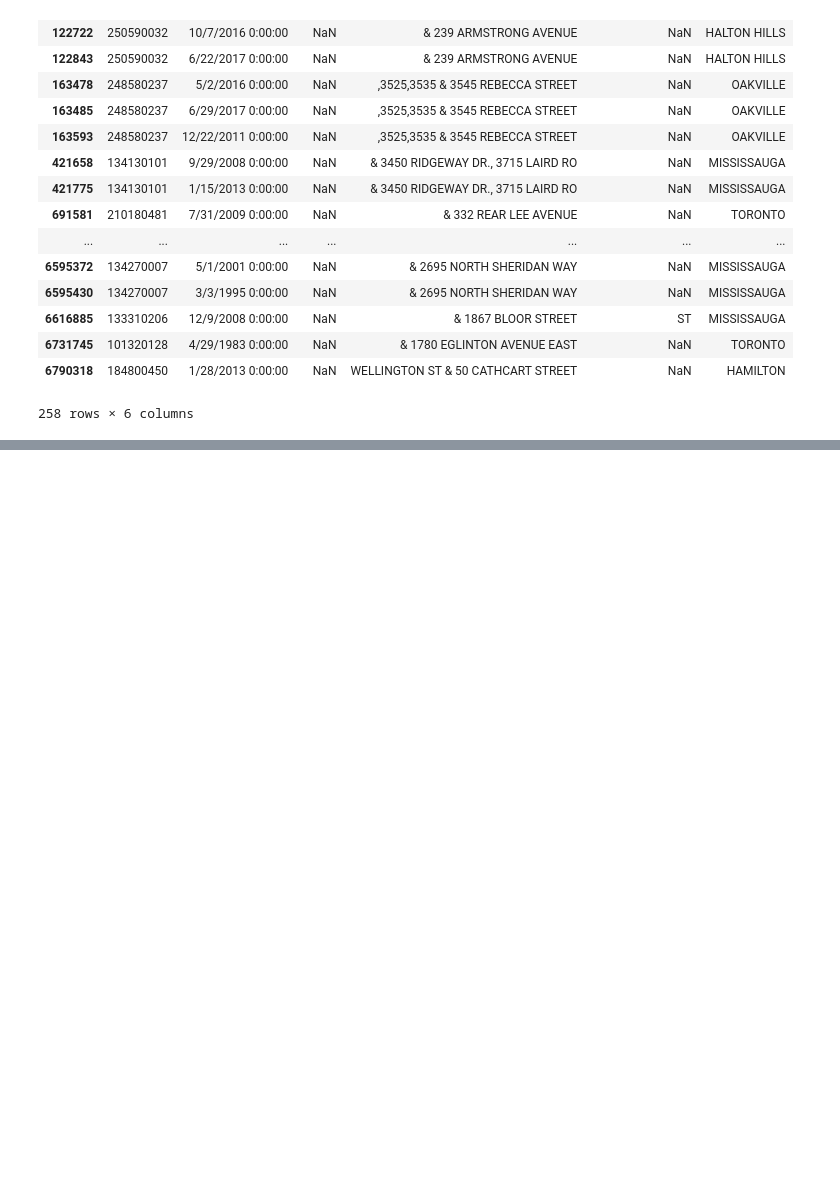
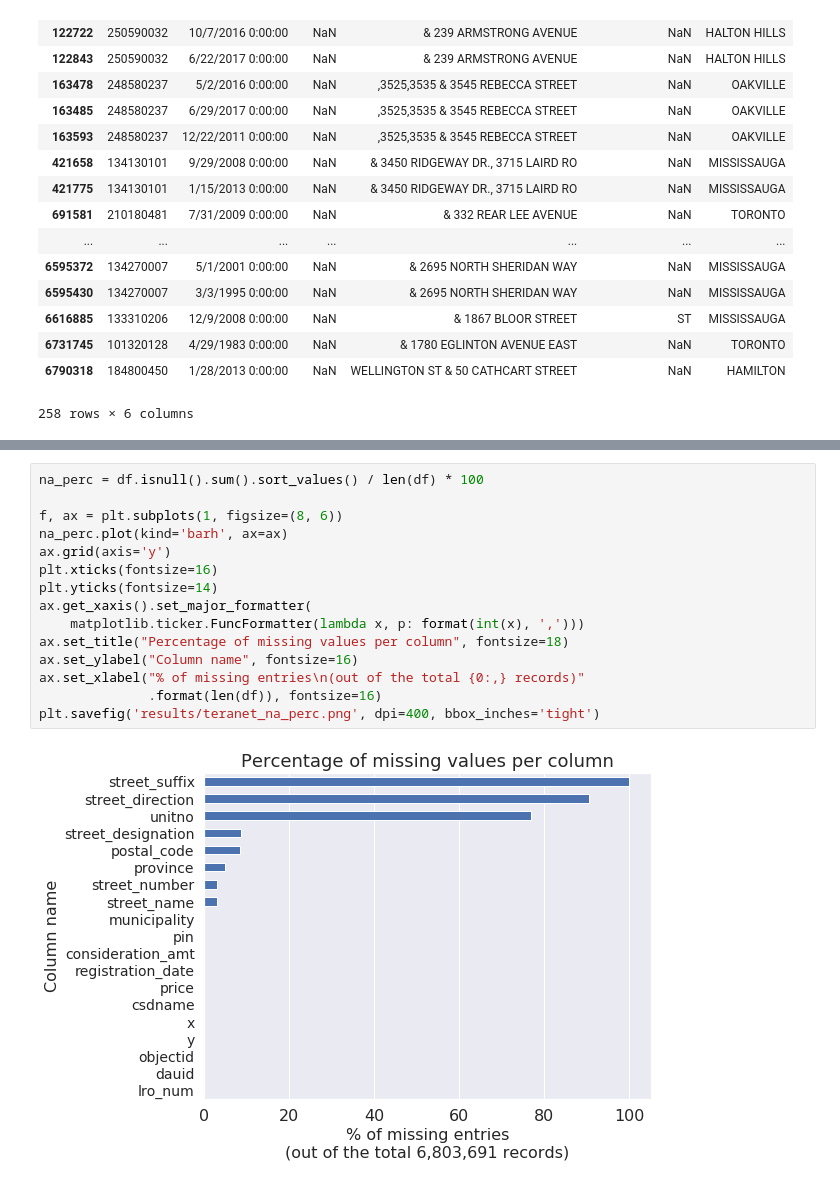
Before and after one commit to stepan-o/geo, a Jupyter notebook: notebooks/2.scrub/teranet_data_quality_issues.ipynb, the cells around one changed output, grey strips where cells are left out. Cells and saved outputs as stored; diff of their text form; blank space fills up the shorter version.

```diff
--- a/notebooks/2.scrub/teranet_data_quality_issues.ipynb
+++ b/notebooks/2.scrub/teranet_data_quality_issues.ipynb
@@ -125,0 +189,17 @@ df.loc[mask1, ['pin', 'registration_date', 'unitno', 'street_name', 'street_desi
+# %%
+na_perc = df.isnull().sum().sort_values() / len(df) * 100
+
+f, ax = plt.subplots(1, figsize=(8, 6))
+na_perc.plot(kind='barh', ax=ax)
+ax.grid(axis='y')
+plt.xticks(fontsize=16)
+plt.yticks(fontsize=14)
+ax.get_xaxis().set_major_formatter(
+    matplotlib.ticker.FuncFormatter(lambda x, p: format(int(x), ',')))
+ax.set_title("Percentage of missing values per column", fontsize=18)
+ax.set_ylabel("Column name", fontsize=16)
+ax.set_xlabel("% of missing entries\n(out of the total {0:,} records)"
+              .format(len(df)), fontsize=16)
+plt.savefig('results/teranet_na_perc.png', dpi=400, bbox_inches='tight')
+# %% [output]
+[figure, added]
```
Also changed, not shown: parts of 9 cells of this notebook.
